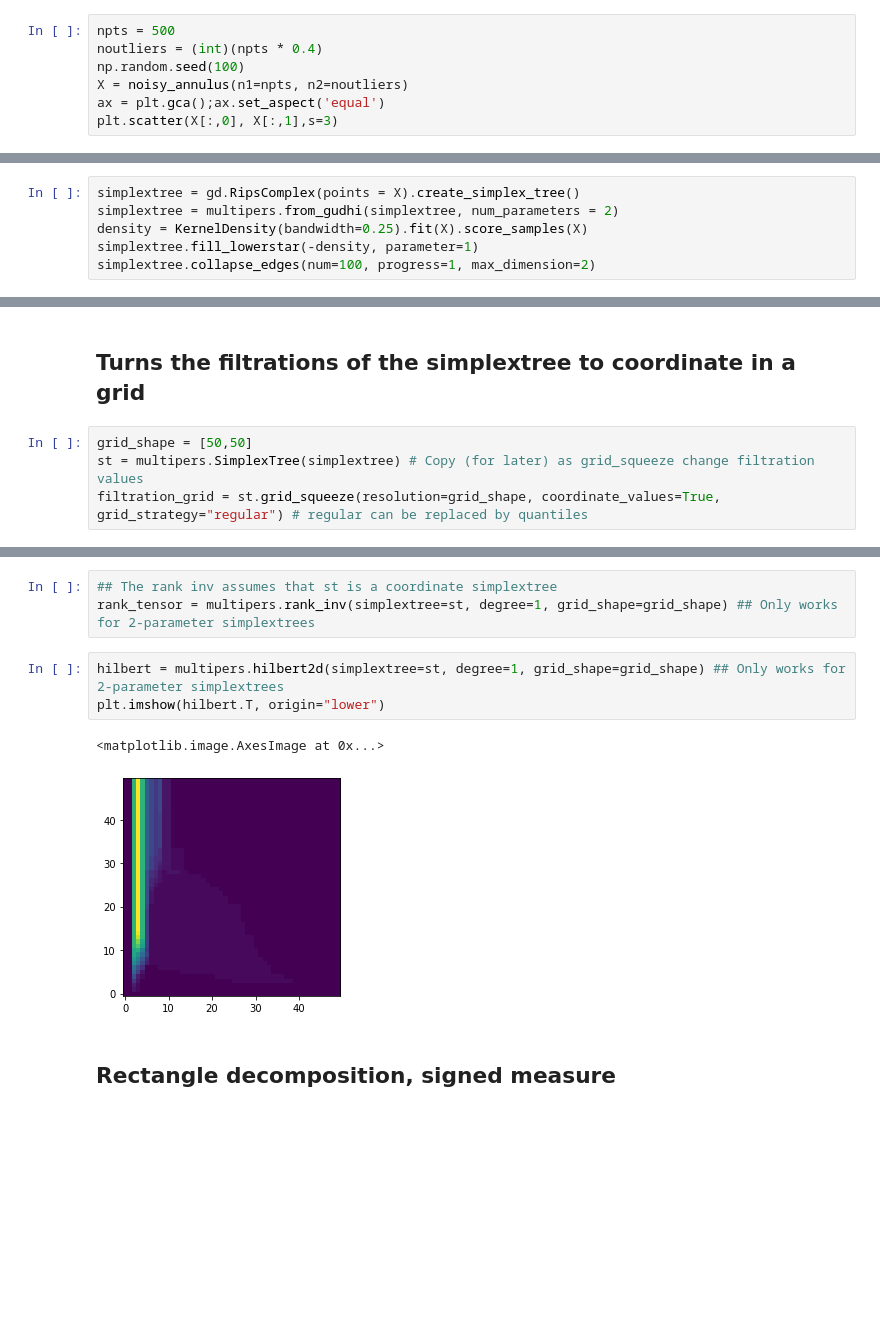
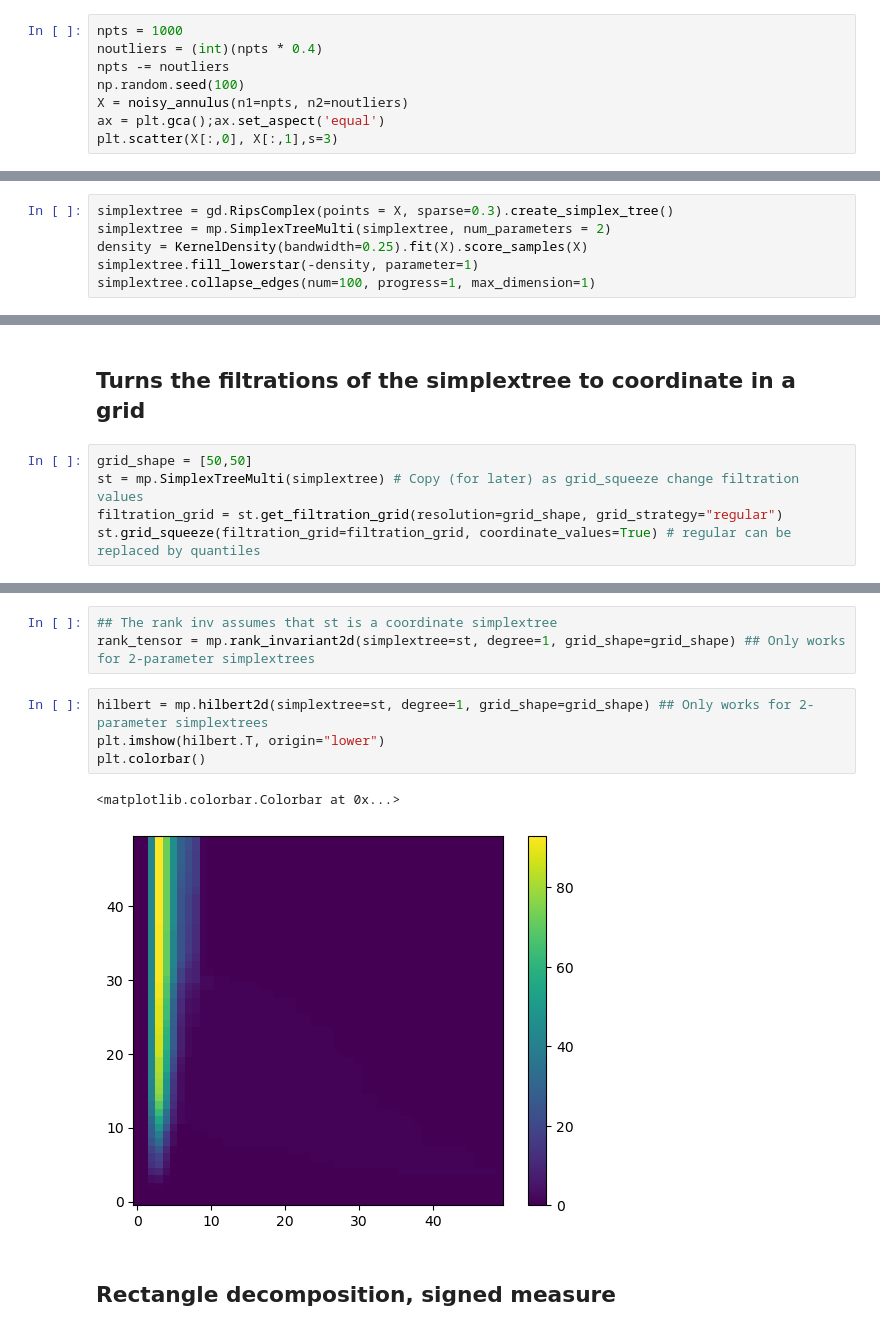
Before and after one commit to DavidLapous/multipers-signed-measure, a Jupyter notebook: Test_rank-decomposition.ipynb, the cells around one changed output, grey strips where cells are left out. Cells and saved outputs as stored; diff of their text form; blank space fills up the shorter version.

```diff
--- a/Test_rank-decomposition.ipynb
+++ b/Test_rank-decomposition.ipynb
@@ -27,8 +12,9 @@ from sklearn.neighbors import KernelDensity
 import matplotlib.pyplot as plt
 import numpy as np
 # %%
-npts = 500
+npts = 1000
 noutliers = (int)(npts * 0.4)
+npts -= noutliers
 np.random.seed(100)
 X = noisy_annulus(n1=npts, n2=noutliers)
 ax = plt.gca();ax.set_aspect('equal')
@@ -39,9 +25,9 @@ plt.scatter(X[:,0], X[:,1],s=3)
 # %% [markdown]
 ## Rips + codensity
 # %%
-simplextree = gd.RipsComplex(points = X).create_simplex_tree()
-simplextree = multipers.from_gudhi(simplextree, num_parameters = 2)
+simplextree = gd.RipsComplex(points = X, sparse=0.3).create_simplex_tree()
+simplextree = mp.SimplexTreeMulti(simplextree, num_parameters = 2)
 density = KernelDensity(bandwidth=0.25).fit(X).score_samples(X)
 simplextree.fill_lowerstar(-density, parameter=1)
-simplextree.collapse_edges(num=100, progress=1, max_dimension=2)
+simplextree.collapse_edges(num=100, progress=1, max_dimension=1)
 # %% [output]
@@ -50,5 +36,6 @@ simplextree.collapse_edges(num=100, progress=1, max_dimension=2)
 ## Turns the filtrations of the simplextree to coordinate in a grid
 # %%
 grid_shape = [50,50]
-st = multipers.SimplexTree(simplextree) # Copy (for later) as grid_squeeze change filtration values
-filtration_grid = st.grid_squeeze(resolution=grid_shape, coordinate_values=True, grid_strategy="regular") # regular can be replaced by quantiles
+st = mp.SimplexTreeMulti(simplextree) # Copy (for later) as grid_squeeze change filtration values
+filtration_grid = st.get_filtration_grid(resolution=grid_shape, grid_strategy="regular")
+st.grid_squeeze(filtration_grid=filtration_grid, coordinate_values=True) # regular can be replaced by quantiles
@@ -61,12 +50,13 @@ st.num_simplices()
 # %%
 ## The rank inv assumes that st is a coordinate simplextree
-rank_tensor = multipers.rank_inv(simplextree=st, degree=1, grid_shape=grid_shape) ## Only works for 2-parameter simplextrees
+rank_tensor = mp.rank_invariant2d(simplextree=st, degree=1, grid_shape=grid_shape) ## Only works for 2-parameter simplextrees
 # %%
-hilbert = multipers.hilbert2d(simplextree=st, degree=1, grid_shape=grid_shape) ## Only works for 2-parameter simplextrees
+hilbert = mp.hilbert2d(simplextree=st, degree=1, grid_shape=grid_shape) ## Only works for 2-parameter simplextrees
 plt.imshow(hilbert.T, origin="lower")
+plt.colorbar()
 # %% [output]
-<matplotlib.image.AxesImage at 0x...>
+<matplotlib.colorbar.Colorbar at 0x...>
-[figure, old version]
+[figure, new version]
 # %% [markdown]
 ## Rectangle decomposition, signed measure
 # %%
```
Also changed, not shown: parts of 14 cells of this notebook, 57 other files.
